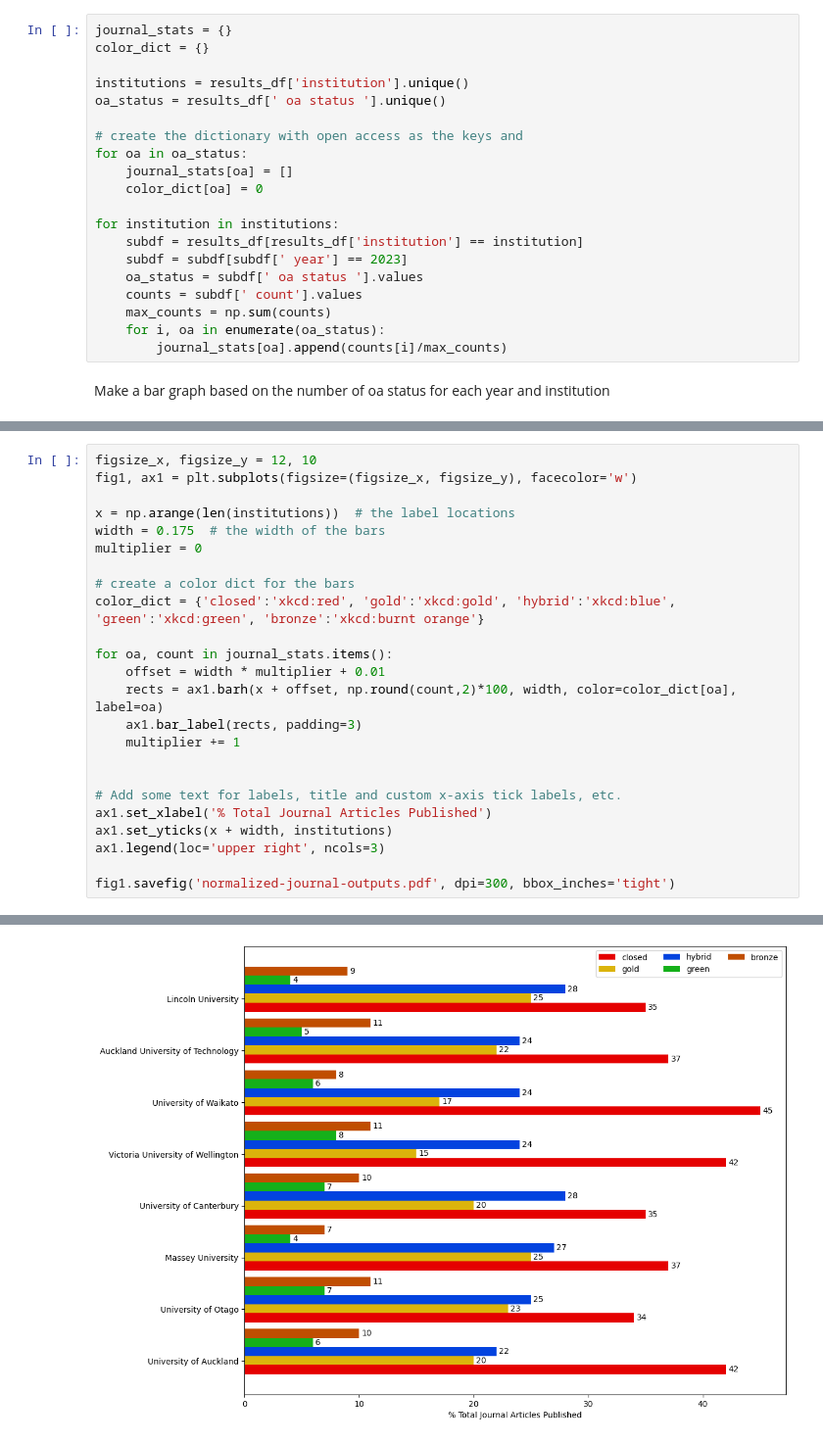
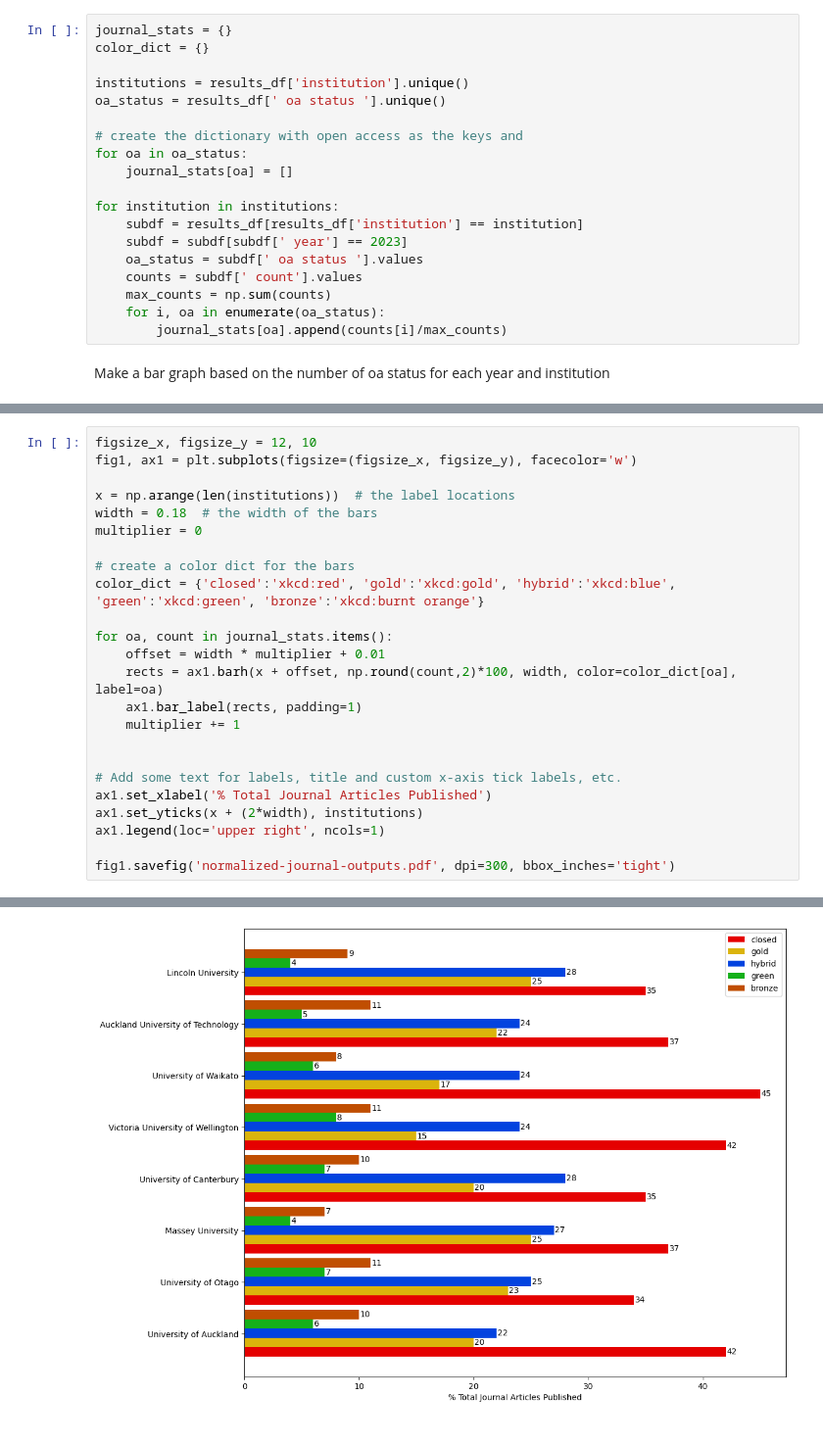
Before and after one commit to michaelcoe/openalex, a Jupyter notebook: plot_intitution_oa_data.ipynb, the cells around one changed output, grey strips where cells are left out. Shown at 98% size. Drawn from its saved outputs; the diff is of its cells as text.

Commit message:
changed e-mail address and spacing changes to plot

```diff
--- a/plot_intitution_oa_data.ipynb
+++ b/plot_intitution_oa_data.ipynb
@@ -47,7 +47,6 @@ oa_status = results_df[' oa status '].unique()
 # create the dictionary with open access as the keys and
 for oa in oa_status:
     journal_stats[oa] = []
-    color_dict[oa] = 0
 
 for institution in institutions:
     subdf = results_df[results_df['institution'] == institution]
@@ -68,7 +63,7 @@ figsize_x, figsize_y = 12, 10
 fig1, ax1 = plt.subplots(figsize=(figsize_x, figsize_y), facecolor='w')
 
 x = np.arange(len(institutions))  # the label locations
-width = 0.175  # the width of the bars
+width = 0.18  # the width of the bars
 multiplier = 0
 
 # create a color dict for the bars
@@ -77,14 +72,14 @@ color_dict = {'closed':'xkcd:red', 'gold':'xkcd:gold', 'hybrid':'xkcd:blue', 'gr
 for oa, count in journal_stats.items():
     offset = width * multiplier + 0.01
     rects = ax1.barh(x + offset, np.round(count,2)*100, width, color=color_dict[oa], label=oa)
-    ax1.bar_label(rects, padding=3)
+    ax1.bar_label(rects, padding=1)
     multiplier += 1
 
 
 # Add some text for labels, title and custom x-axis tick labels, etc.
 ax1.set_xlabel('% Total Journal Articles Published')
-ax1.set_yticks(x + width, institutions)
-ax1.legend(loc='upper right', ncols=3)
+ax1.set_yticks(x + (2*width), institutions)
+ax1.legend(loc='upper right', ncols=1)
 
 fig1.savefig('normalized-journal-outputs.pdf', dpi=300, bbox_inches='tight')
 # %% [output]
@@ -92 +86 @@ fig1.savefig('normalized-journal-outputs.pdf', dpi=300, bbox_inches='tight')
-[figure, old version]
+[figure, new version]
```
Also changed, not shown: parts of 2 cells of this notebook, 2 other files.
